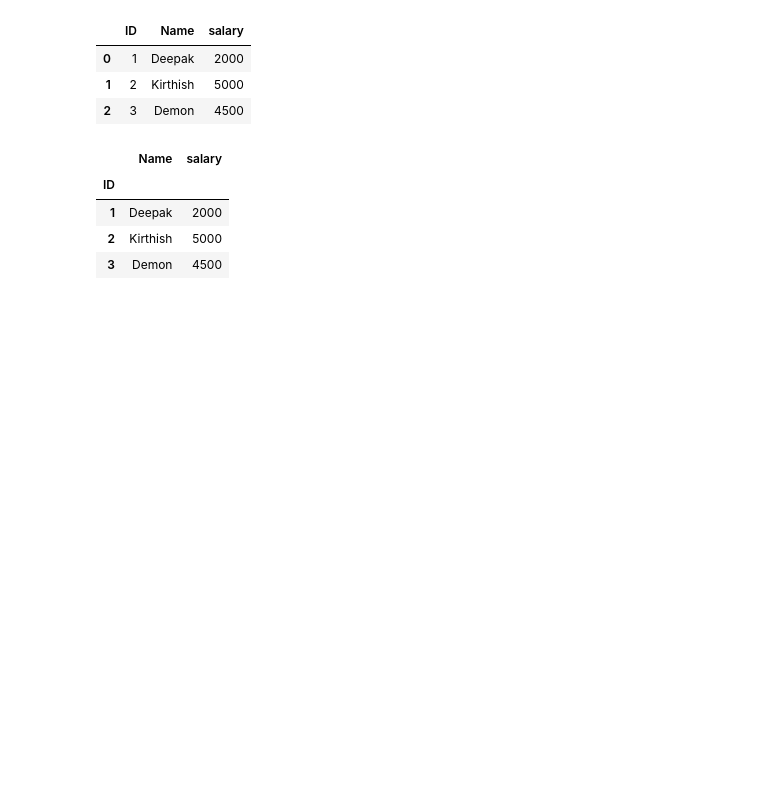
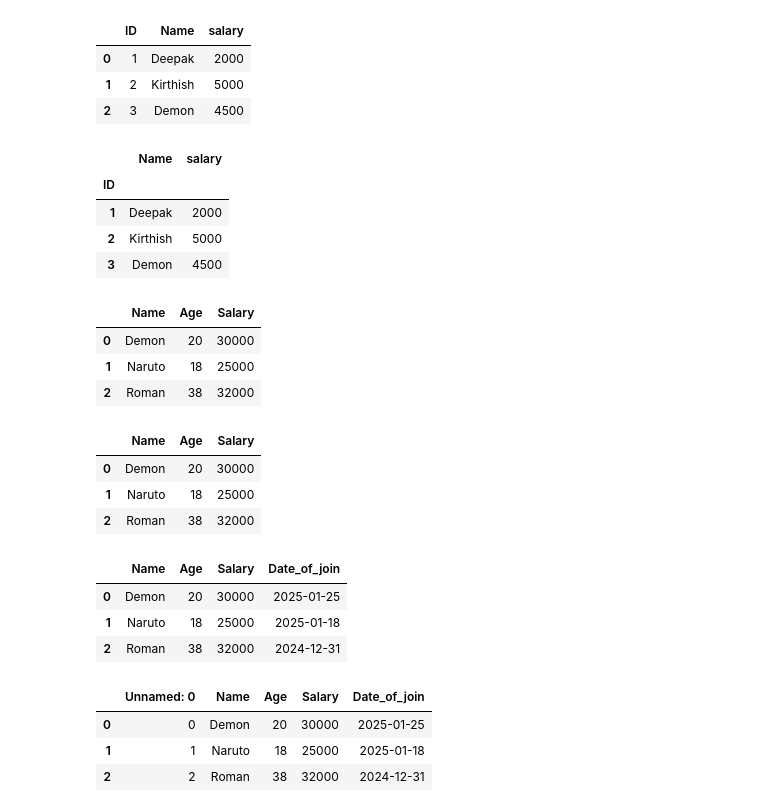
Before and after one commit to Deepak0121-svg/Pandas, a Jupyter notebook: pandas.ipynb, the cells around one changed output. Cells and saved outputs as stored; diff of their text form; code cells hidden in the pictures; blank space fills up the shorter version.

```diff
--- a/pandas.ipynb
+++ b/pandas.ipynb
@@ -449,0 +449,14 @@ join
+# %%
+df
+# %% [output]
+|  | Name | Age | Salary |
+| 0 | Demon | 20 | 30000 |
+| 1 | Naruto | 18 | 25000 |
+| 2 | Roman | 38 | 32000 |
+# %%
+df
+# %% [output]
+|  | Name | Age | Salary |
+| 0 | Demon | 20 | 30000 |
+| 1 | Naruto | 18 | 25000 |
+| 2 | Roman | 38 | 32000 |
@@ -449,0 +465,7 @@ join
+# %%
+df
+# %% [output]
+|  | Name | Age | Salary | Date_of_join |
+| 0 | Demon | 20 | 30000 | 2025-01-25 |
+| 1 | Naruto | 18 | 25000 | 2025-01-18 |
+| 2 | Roman | 38 | 32000 | 2024-12-31 |
@@ -449,0 +475,8 @@ join
+# %%
+df=pd.read_csv('New_data.csv')
+df
+# %% [output]
+|  | Unnamed: 0 | Name | Age | Salary | Date_of_join |
+| 0 | 0 | Demon | 20 | 30000 | 2025-01-25 |
+| 1 | 1 | Naruto | 18 | 25000 | 2025-01-18 |
+| 2 | 2 | Roman | 38 | 32000 | 2024-12-31 |
```
Also changed, not shown: parts of 7 cells of this notebook, 1 other file.
